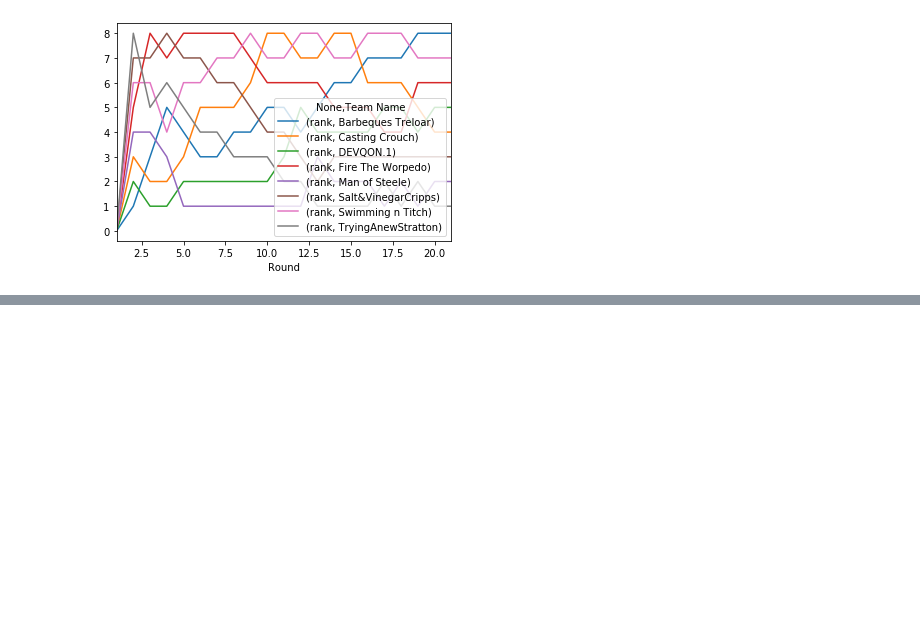
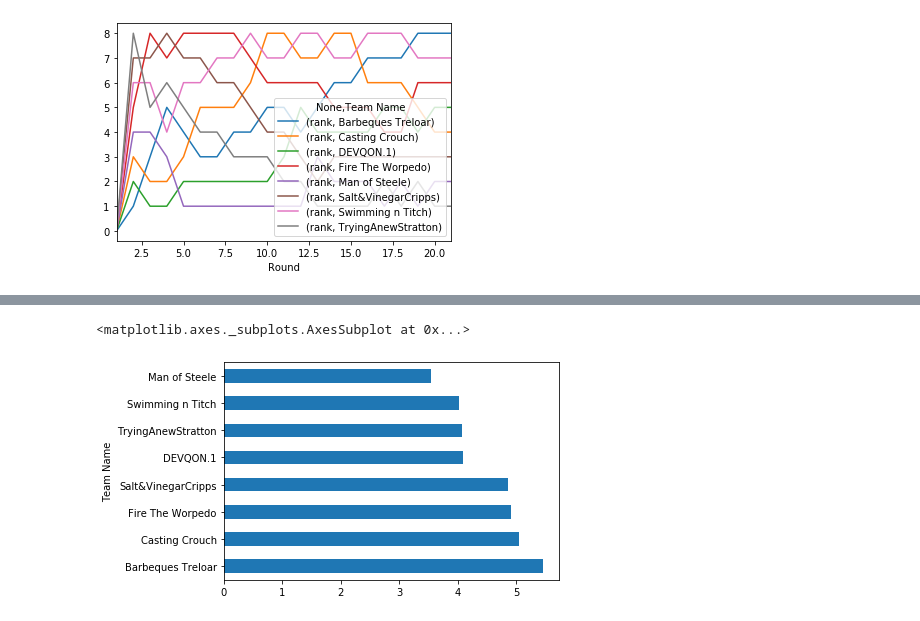
Before and after one commit to mark-richards/sc_scraper, a Jupyter notebook: 2019 Summary.ipynb, the cells around one changed output, grey strips where cells are left out. Cells and saved outputs as stored; diff of their text form; code cells hidden in the pictures; blank space fills up the shorter version.

```diff
--- a/2019 Summary.ipynb
+++ b/2019 Summary.ipynb
@@ -628,0 +658,7 @@ df_fixture_combined.sort_values('Rank').head(5)
+# %%
+df_season_performance = df_fixture_combined.groupby('Team Name')['Rank'].agg('mean').sort_values(ascending=False)
+plot_season_performance = df_season_performance.plot(kind='barh', x='Rank', y='Team Name')
+plot_season_performance
+# %% [output]
+<matplotlib.axes._subplots.AxesSubplot at 0x...>
+[figure, added]
```
Also changed, not shown: parts of 5 cells of this notebook, 3 other files.
